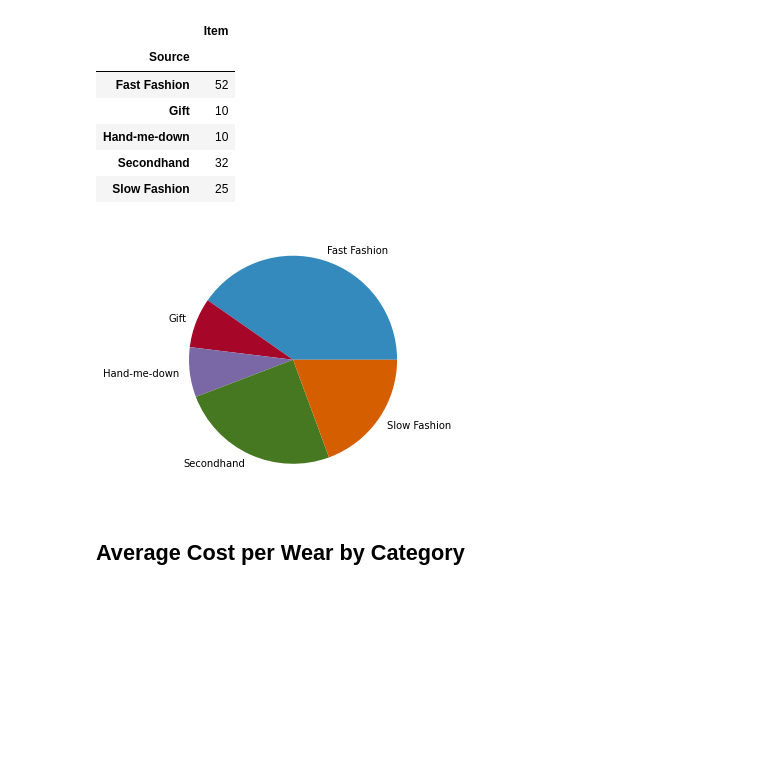
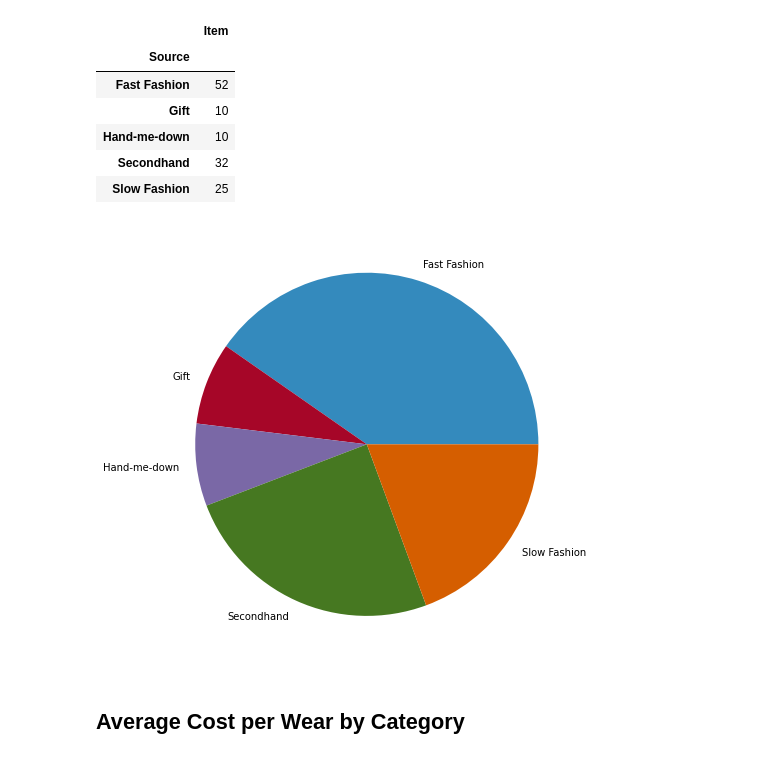
Before and after one commit to rebekahcallkacz/wardrobe-data-analysis, a Jupyter notebook: Data Analysis/data_visualization.ipynb, the cells around one changed output. Cells and saved outputs as stored; diff of their text form; code cells hidden in the pictures; blank space fills up the shorter version.

```diff
--- a/Data Analysis/data_visualization.ipynb
+++ b/Data Analysis/data_visualization.ipynb
@@ -48,13 +48,13 @@ source_count
 | Secondhand | 32 |
 | Slow Fashion | 25 |
 # %%
-source_count.plot(kind='pie', y='Item', legend=None, figsize=(5,5))
+source_count.plot(kind='pie', y='Item', legend=None, figsize=(7,7))
 plt.ylabel('')
 plt.tight_layout()
 plt.savefig('../Assets/Images/acquisitiontypes.png')
 plt.show()
 # %% [output]
-[figure, old version]
+[figure, new version]
 # %% [markdown]
 ## Average Cost per Wear by Category
 # %%
```
Also changed, not shown: parts of 1 cell of this notebook, 4 other files.
